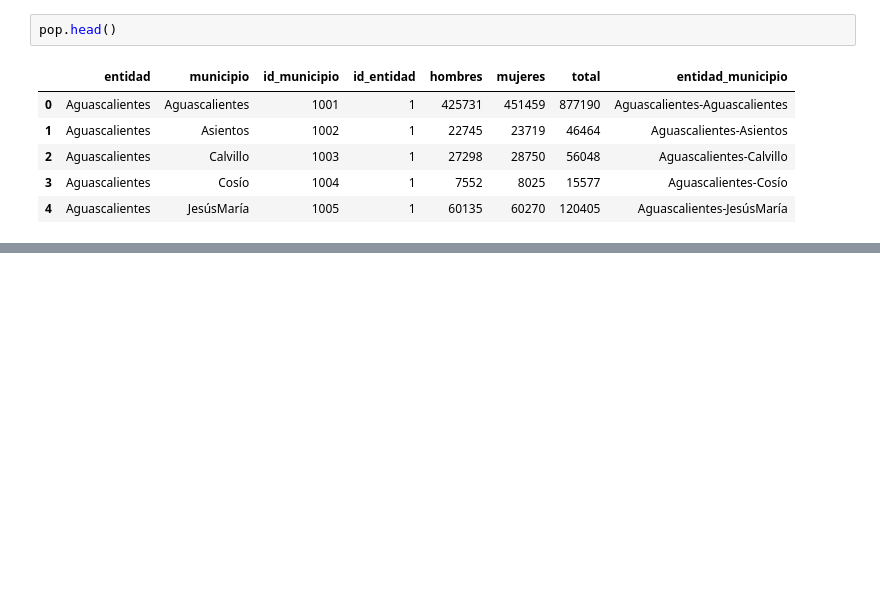
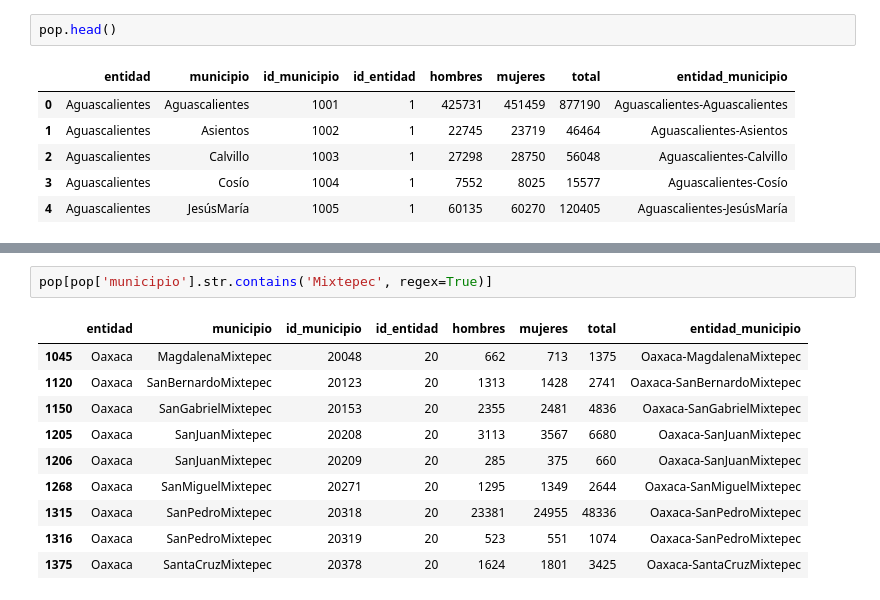
Before and after one commit to kevinmiguel97/Criminality-Analysis-Mexico, a Jupyter notebook: Crime_analysis.ipynb, the cells around one changed output, grey strips where cells are left out. Saved outputs shown, nothing was run; the diff lists cells and outputs as text; blank space fills up the shorter version.

```diff
--- a/Crime_analysis.ipynb
+++ b/Crime_analysis.ipynb
@@ -511,0 +531,13 @@ pop_cp.head()
+# %%
+pop[pop['municipio'].str.contains('Mixtepec', regex=True)]
+# %% [output]
+|  | entidad | municipio | id_municipio | id_entidad | hombres | mujeres | total | entidad_municipio |
+| 1045 | Oaxaca | MagdalenaMixtepec | 20048 | 20 | 662 | 713 | 1375 | Oaxaca-MagdalenaMixtepec |
+| 1120 | Oaxaca | SanBernardoMixtepec | 20123 | 20 | 1313 | 1428 | 2741 | Oaxaca-SanBernardoMixtepec |
+| 1150 | Oaxaca | SanGabrielMixtepec | 20153 | 20 | 2355 | 2481 | 4836 | Oaxaca-SanGabrielMixtepec |
+| 1205 | Oaxaca | SanJuanMixtepec | 20208 | 20 | 3113 | 3567 | 6680 | Oaxaca-SanJuanMixtepec |
+| 1206 | Oaxaca | SanJuanMixtepec | 20209 | 20 | 285 | 375 | 660 | Oaxaca-SanJuanMixtepec |
+| 1268 | Oaxaca | SanMiguelMixtepec | 20271 | 20 | 1295 | 1349 | 2644 | Oaxaca-SanMiguelMixtepec |
+| 1315 | Oaxaca | SanPedroMixtepec | 20318 | 20 | 23381 | 24955 | 48336 | Oaxaca-SanPedroMixtepec |
+| 1316 | Oaxaca | SanPedroMixtepec | 20319 | 20 | 523 | 551 | 1074 | Oaxaca-SanPedroMixtepec |
+| 1375 | Oaxaca | SantaCruzMixtepec | 20378 | 20 | 1624 | 1801 | 3425 | Oaxaca-SantaCruzMixtepec |
```
Also changed, not shown: parts of 8 cells of this notebook.
